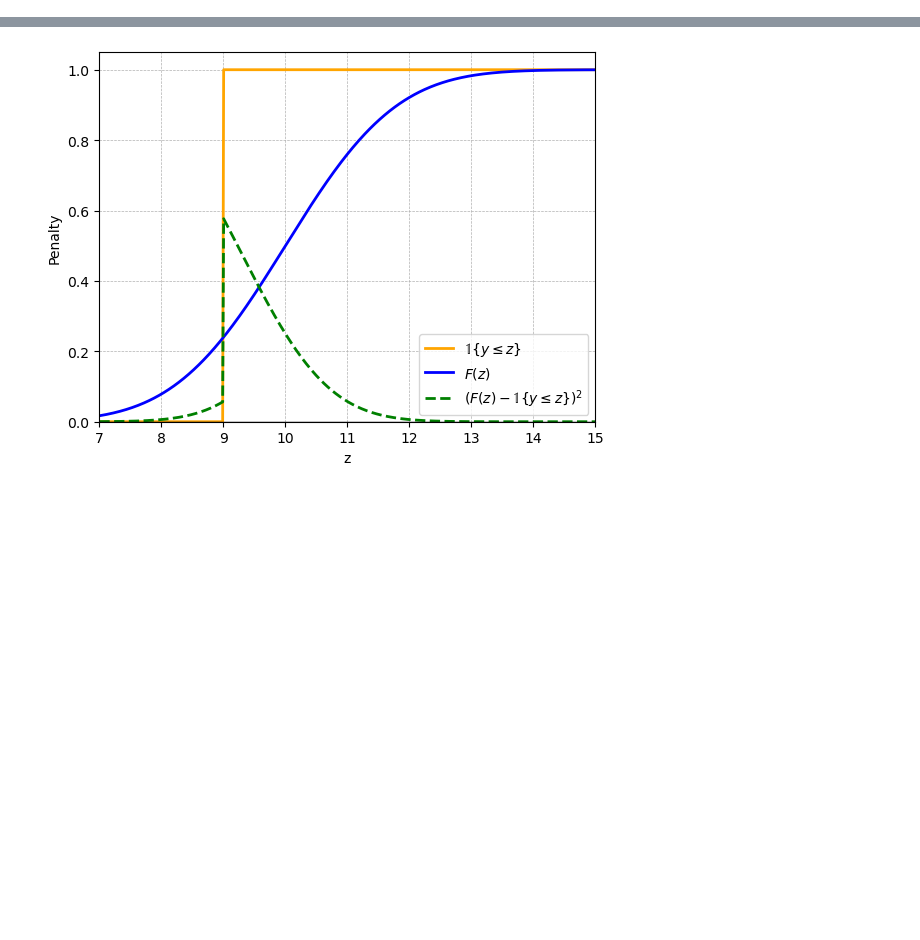
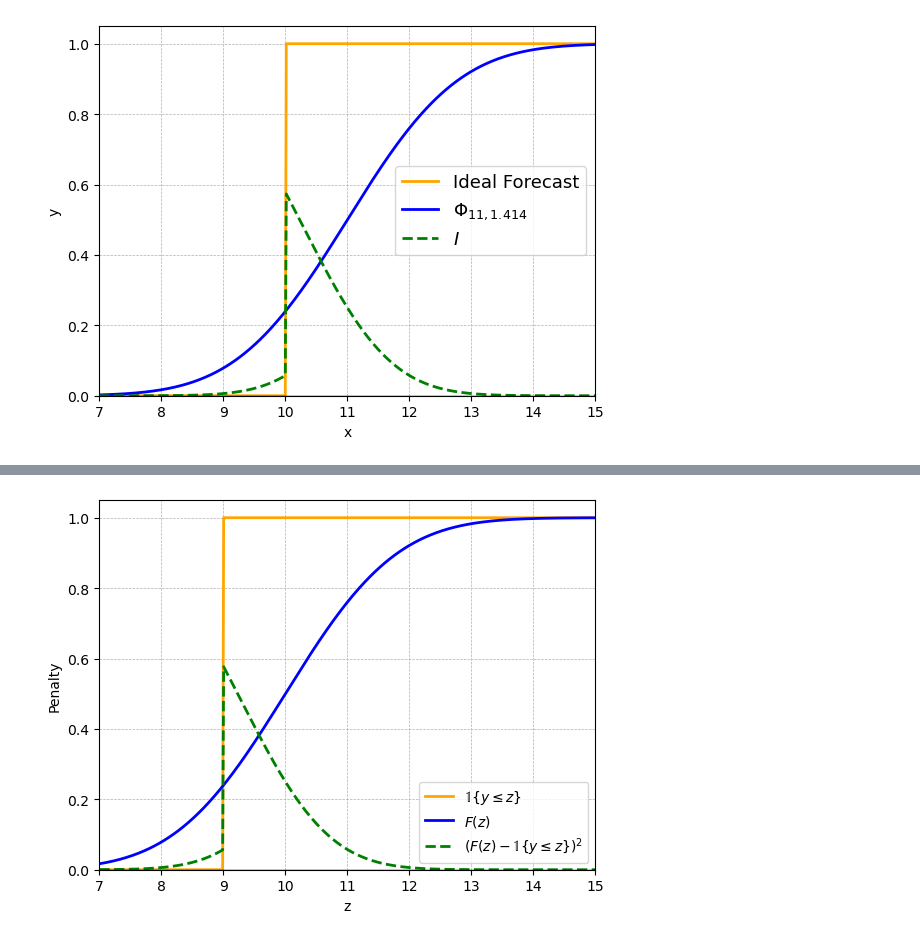
Before and after one commit to SimonHakvoort/thesiscode, a Jupyter notebook: src/visualization/figures.ipynb, the cells around one changed output, grey strips where cells are left out. Cells and saved outputs as stored; diff of their text form; code cells hidden in the pictures; blank space fills up the shorter version.

```diff
--- a/src/visualization/figures.ipynb
+++ b/src/visualization/figures.ipynb
@@ -19,0 +20,30 @@ To enable the following instructions: AVX2 FMA, in other operations, rebuild Ten
+# %%
+x = np.linspace(7, 15, 500)
+
+observation = 10
+mean_forecast = 11
+
+indicator = np.where(x > observation, 1, 0)
+
+mean = mean_forecast
+variance = 2
+gaussian_cdf = norm.cdf(x, loc=mean, scale=np.sqrt(variance))
+
+plt.plot(x, indicator, label=r'Ideal Forecast', color='orange', linewidth=2)
+plt.plot(x, gaussian_cdf, label=r'$\Phi_{11,1.414}$', color='blue', linewidth=2)
+plt.plot(x, (indicator - gaussian_cdf) ** 2, label=r'$I$', color='green', linewidth=2, linestyle='--')
+
+plt.xlabel('x')
+plt.ylabel('y')
+plt.grid(True, which='both', linestyle='--', linewidth=0.5)
+plt.axhline(0, color='black',linewidth=1)
+plt.axvline(0, color='black',linewidth=1)
+plt.xlim(7, 15)
+plt.ylim(0,1.05)
+# Adding legend
+plt.legend(fontsize=13)
+
+# Display the plot
+plt.show()
+# %% [output]
+[figure, added]
```
Also changed, not shown: parts of 15 cells of this notebook, 2 other files.
